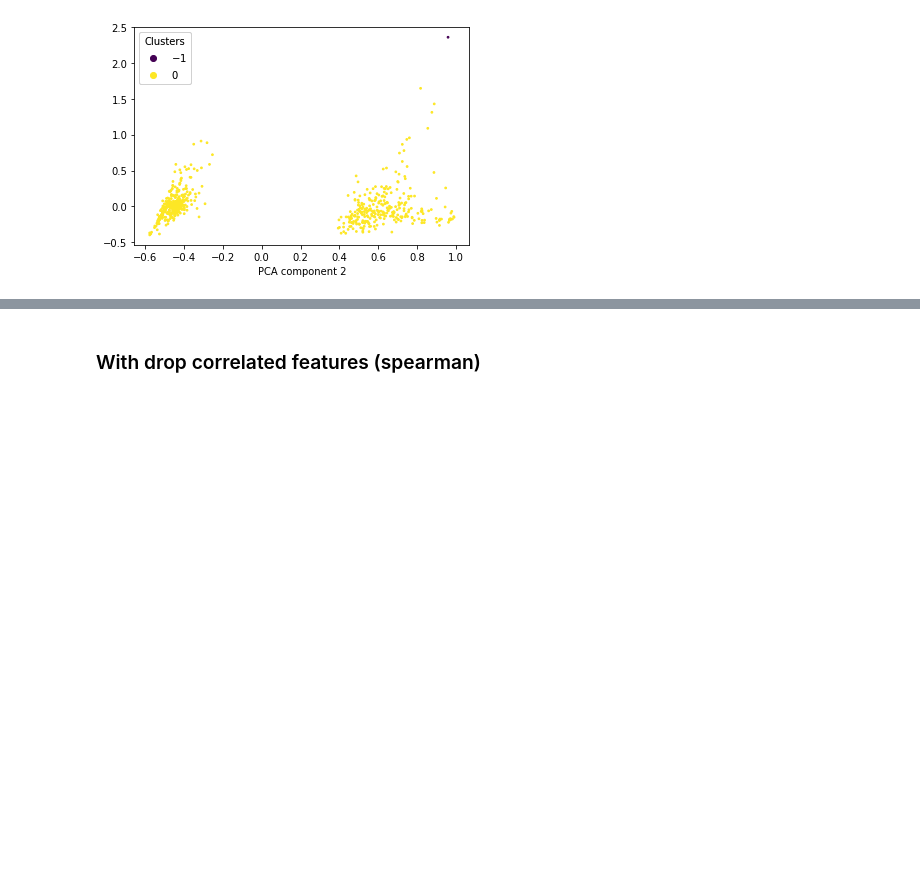
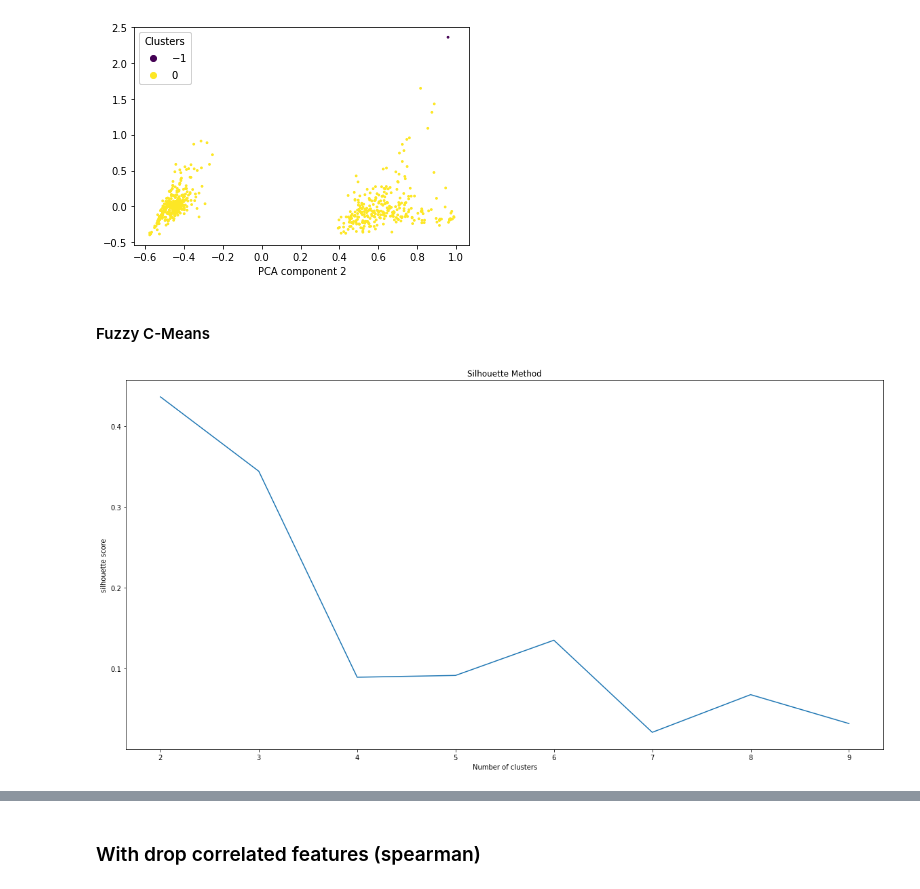
Before and after one commit to Eponeshnikov/ASMetrics, a Jupyter notebook: main.ipynb, the cells around one changed output, grey strips where cells are left out. Drawn from its saved outputs; the diff is of its cells as text; code cells hidden in the pictures; blank space fills up the shorter version.

Commit message:
Added FCM clustering

```diff
--- a/main.ipynb
+++ b/main.ipynb
@@ -463,3 +468,24 @@ ax.set_xlabel("PCA component 2")
 # %% [output]
 Text(0.5, 0, 'PCA component 2')
 [figure]
+# %% [markdown]
+#### Fuzzy C-Means
+# %%
+from fcmeans import FCM
+
+sil = []
+entropy = []
+for k in range(2, 10):
+    fcm = FCM(n_clusters=k, m=2.1)
+    fcm.fit(scaler.fit_transform(df))
+    sil.append(silhouette_score(scaler.transform(df), fcm.predict(scaler.transform(df))))
+    entropy.append(fcm.partition_entropy_coefficient)
+# %%
+figure(figsize=(20, 10))
+plt.plot(range(2, 10), sil)
+plt.title('Silhouette Method')
+plt.xlabel('Number of clusters')
+plt.ylabel('silhouette score')
+plt.show()
+# %% [output]
+[figure, added]
```
Also changed, not shown: parts of 19 cells of this notebook.
